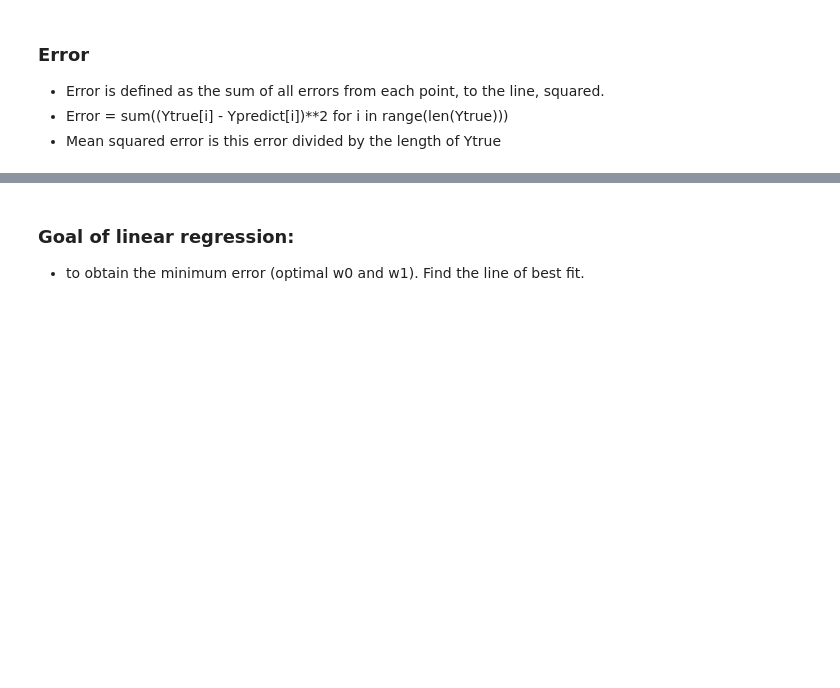
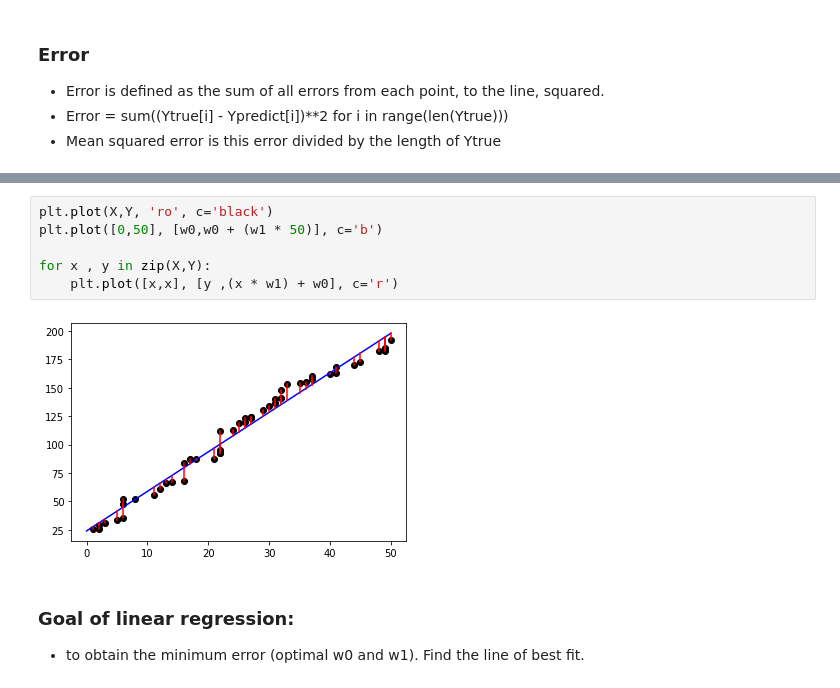
Before and after one commit to jshams/DS-2.1-machine-learning, a Jupyter notebook: notes.ipynb, the cells around one changed output, grey strips where cells are left out. Cells and saved outputs as stored; diff of their text form; blank space fills up the shorter version.

```diff
--- a/notes.ipynb
+++ b/notes.ipynb
@@ -296,3 +309,11 @@ w0 (intercept) = 8.403527368480027
+# %%
+plt.plot(X,Y, 'ro', c='black')
+plt.plot([0,50], [w0,w0 + (w1 * 50)], c='b')
+
+for x , y in zip(X,Y):
+    plt.plot([x,x], [y ,(x * w1) + w0], c='r')
+# %% [output]
+[figure, added]
 # %% [markdown]
 ### Goal of linear regression:
 - to obtain the minimum error (optimal w0 and w1). Find the line of best fit.
```
Also changed, not shown: parts of 6 cells of this notebook.
